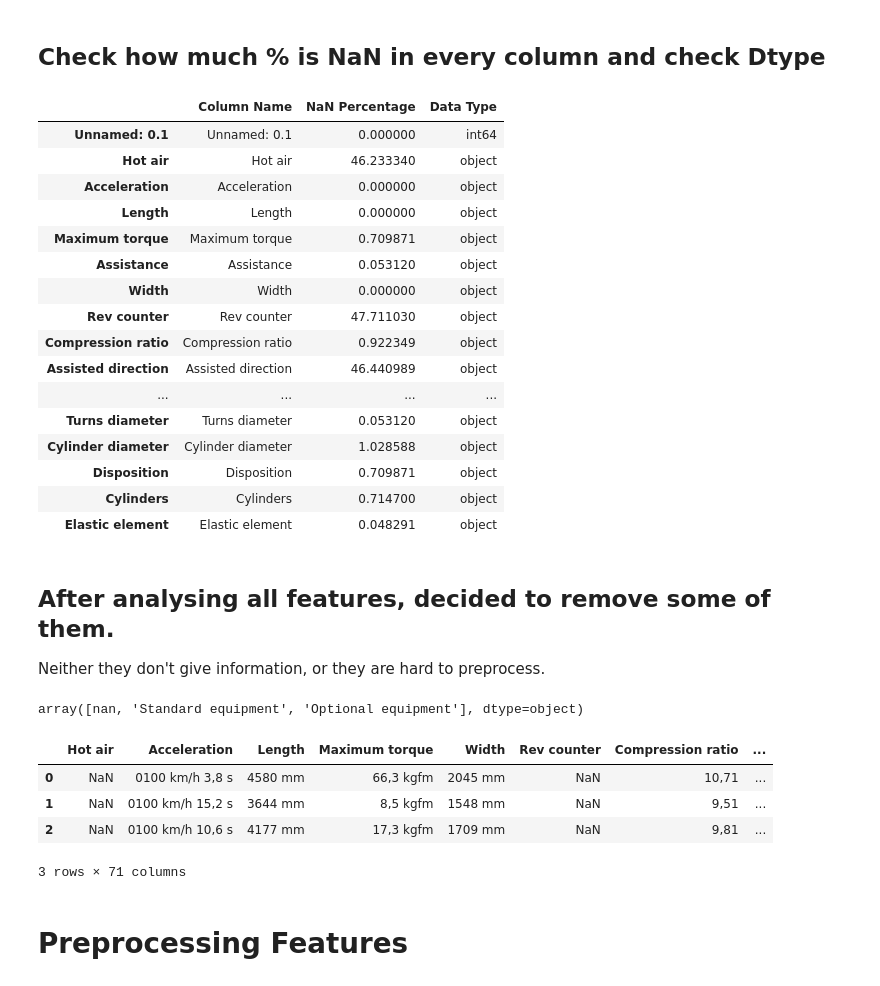
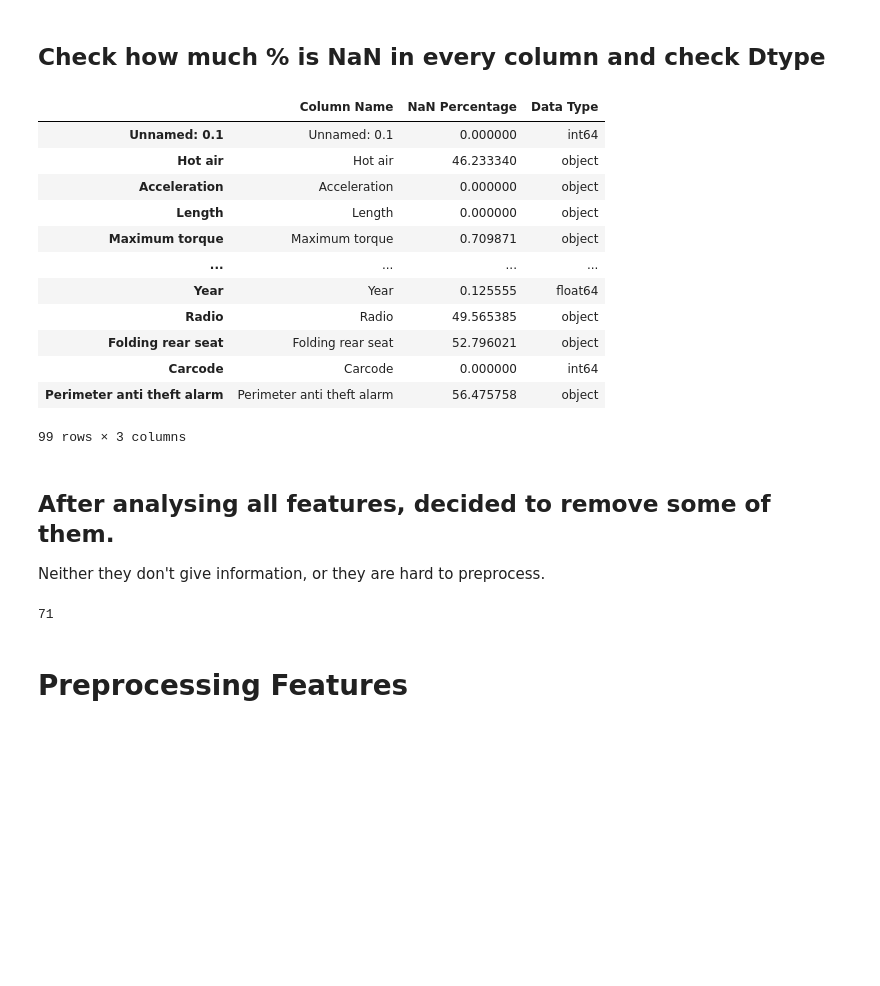
Before and after one commit to marcnaweb/car_recommendation_engine, a Jupyter notebook: notebooks/nika_notebook.ipynb, the cells around one changed output. Drawn from its saved outputs; the diff is of its cells as text; code cells hidden in the pictures; blank space fills up the shorter version.

Commit message:
All columns are cleaned, except categorical features. Cleaned nika_notebook

```diff
--- a/notebooks/nika_notebook.ipynb
+++ b/notebooks/nika_notebook.ipynb
@@ -2,7 +2,8 @@
 import pandas as pd
 import numpy as np
 
-df = pd.read_csv('/home/nika/code/marcnaweb/car_recommendation_engine/raw_data/car_files_4c_en.csv')
+data = pd.read_csv('/home/nika/code/marcnaweb/car_recommendation_engine/raw_data/car_files_4c_en.csv')
+df = data.copy()
 df.head()
 # %% [output]
 |  | Unnamed: 0.1 | Unnamed: 0 | Hot air | Volumetric anti -first alarm | Harman Kardon Sound System | Track change alert | ... |
@@ -56,33 +29,29 @@ test_filtered_df
 # %%
 nan_percentage_per_column = test_filtered_df.isnull().mean() * 100
 
 # Create a new DataFrame with column names and NaN percentages and Dtypes
 nan_info_df = pd.DataFrame({
     'Column Name': nan_percentage_per_column.index,
     'NaN Percentage': nan_percentage_per_column.values,
     'Data Type': test_filtered_df.dtypes
 })
 
 # Display the new DataFrame
-nan_info_df[0:50] # Cheking 50 by 50 to see whole list at a time.
+nan_info_df # To check whole list: nan_info_df[0:50] and nan_info_df[50:100]
 # %% [output]
 |  | Column Name | NaN Percentage | Data Type |
 | Unnamed: 0.1 | Unnamed: 0.1 | 0.000000 | int64 |
 | Hot air | Hot air | 46.233340 | object |
 | Acceleration | Acceleration | 0.000000 | object |
 | Length | Length | 0.000000 | object |
 | Maximum torque | Maximum torque | 0.709871 | object |
-| Assistance | Assistance | 0.053120 | object |
-| Width | Width | 0.000000 | object |
-| Rev counter | Rev counter | 47.711030 | object |
-| Compression ratio | Compression ratio | 0.922349 | object |
-| Assisted direction | Assisted direction | 46.440989 | object |
 | ... | ... | ... | ... |
-| Turns diameter | Turns diameter | 0.053120 | object |
-| Cylinder diameter | Cylinder diameter | 1.028588 | object |
-| Disposition | Disposition | 0.709871 | object |
-| Cylinders | Cylinders | 0.714700 | object |
-| Elastic element | Elastic element | 0.048291 | object |
+| Year | Year | 0.125555 | float64 |
+| Radio | Radio | 49.565385 | object |
+| Folding rear seat | Folding rear seat | 52.796021 | object |
+| Carcode | Carcode | 0.000000 | int64 |
+| Perimeter anti theft alarm | Perimeter anti theft alarm | 56.475758 | object |
+99 rows × 3 columns
 # %% [markdown]
 ## After analysing all features, decided to remove some of them.
 Neither they don't give information, or they are hard to preprocess.
@@ -92,19 +61,11 @@ column_to_remove = ['Unnamed: 0.1','Assistance','Carcode','Aspiration', 'Rear ti
                     'Places', 'Disposition', 'Cylinders', 'Elastic element', 'Ipva R', 'Frontal area A', 'Engine code',
                     'Traction', 'Installation', 'Road autonomy', 'Engine power supply', 'Engine control activation',
                     'Gear change code', 'Corrected frontal area', 'Platform']
-
-test_filtered_df['Hot air'].unique() # check feature
-# %% [output]
-array([nan, 'Standard equipment', 'Optional equipment'], dtype=object)
 # %%
 new_filtered_df = test_filtered_df.drop(columns=column_to_remove)
-new_filtered_df.head(3)
+len(new_filtered_df.columns)
 # %% [output]
-|  | Hot air | Acceleration | Length | Maximum torque | Width | Rev counter | Compression ratio | ... |
-| 0 | NaN | 0100 km/h 3,8 s | 4580 mm | 66,3 kgfm | 2045 mm | NaN | 10,71 | ... |
-| 1 | NaN | 0100 km/h 15,2 s | 3644 mm | 8,5 kgfm | 1548 mm | NaN | 9,51 | ... |
-| 2 | NaN | 0100 km/h 10,6 s | 4177 mm | 17,3 kgfm | 1709 mm | NaN | 9,81 | ... |
-3 rows × 71 columns
+71
 # %% [markdown]
 # Preprocessing Features
 # %% [markdown]
```
Also changed, not shown: parts of 20 cells of this notebook, 2 other files.
